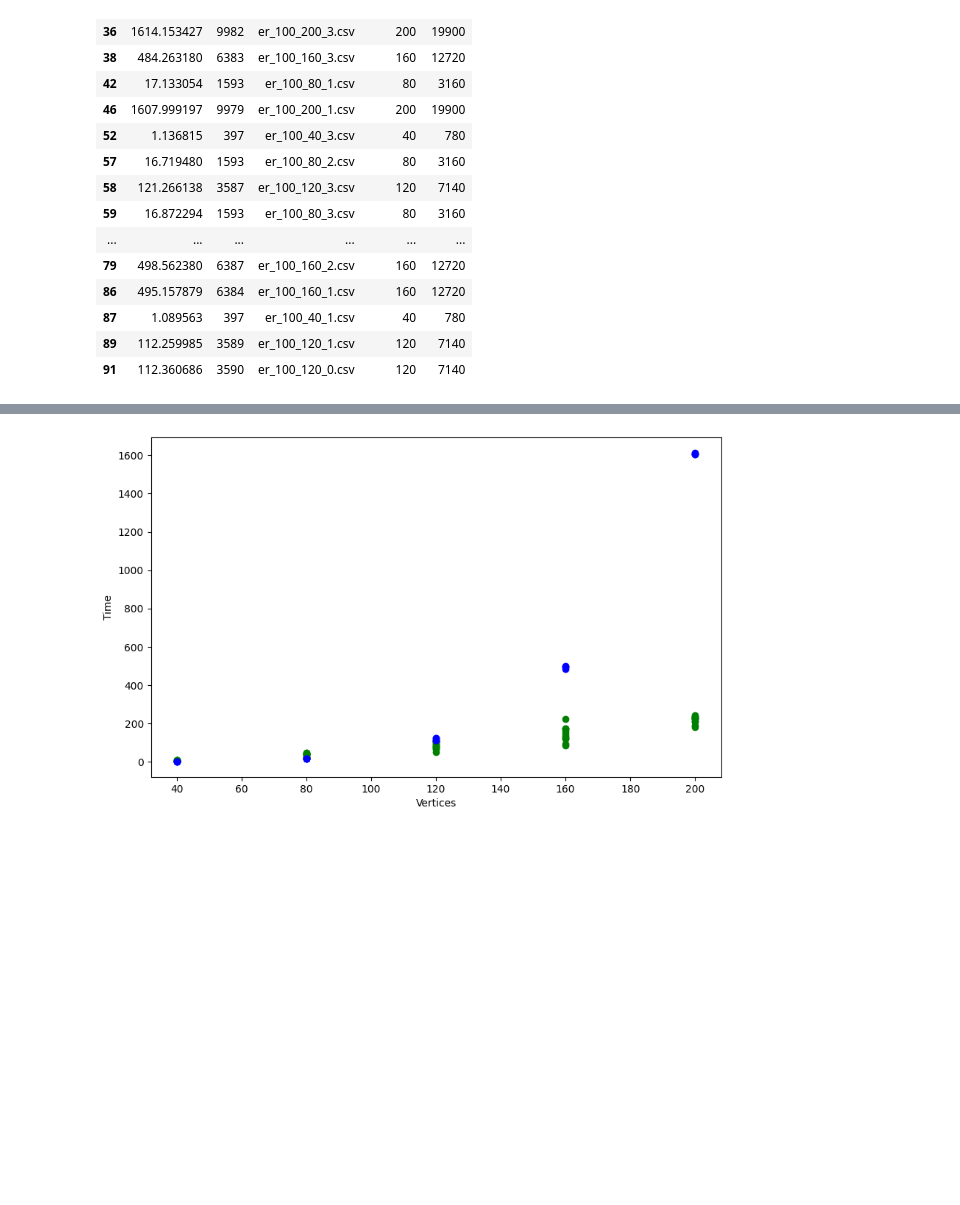
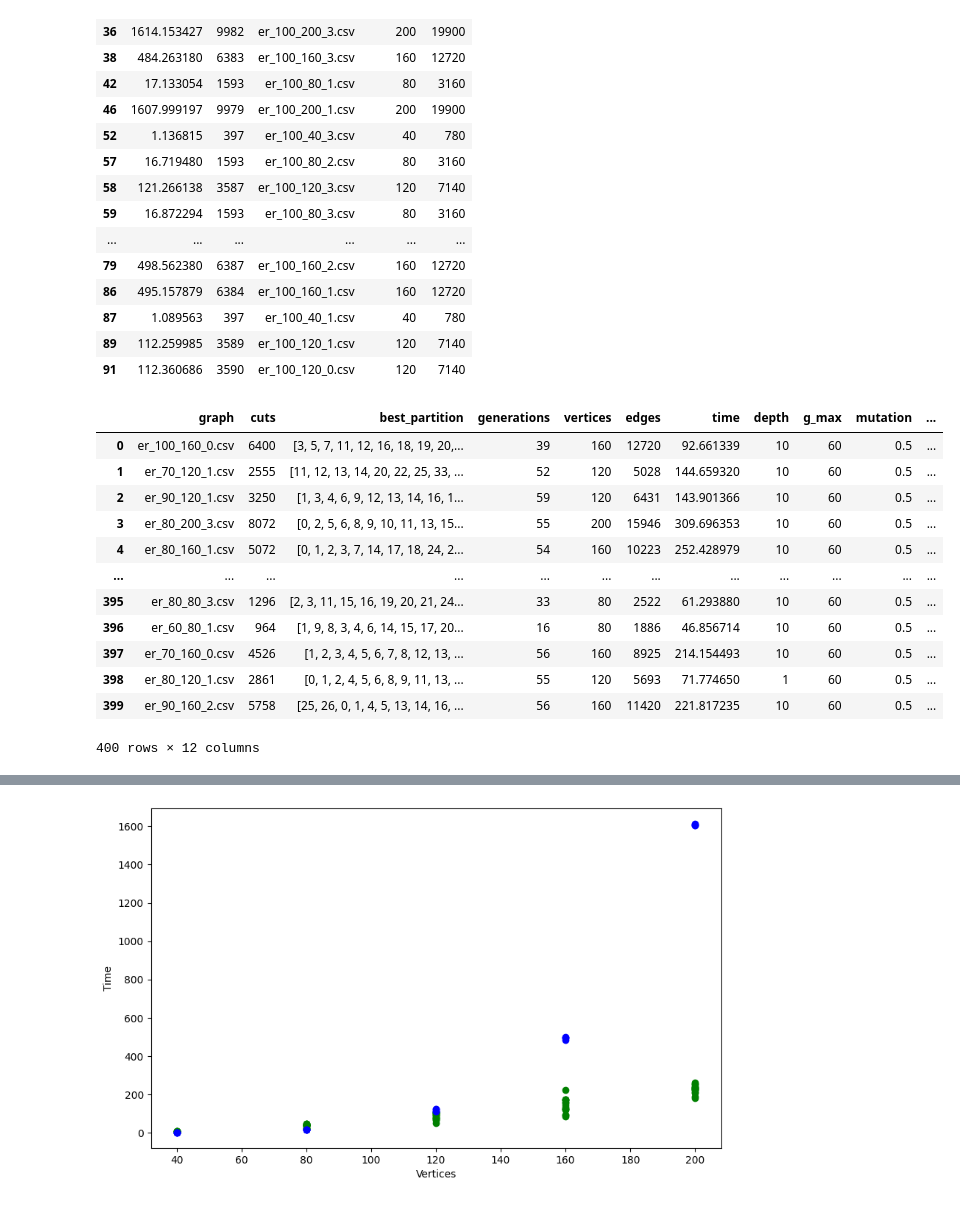
Before and after one commit to pauloaviana/ndde_project, a Jupyter notebook: statistics/data_analysis/gecco_analysis.ipynb, the cells around one changed output, grey strips where cells are left out. Drawn from its saved outputs; the diff is of its cells as text; code cells hidden in the pictures; blank space fills up the shorter version.

```diff
--- a/statistics/data_analysis/gecco_analysis.ipynb
+++ b/statistics/data_analysis/gecco_analysis.ipynb
@@ -202,3 +206,19 @@ sdp_100
 | 87 | 1.089563 | 397 | er_100_40_1.csv | 40 | 780 |
 | 89 | 112.259985 | 3589 | er_100_120_1.csv | 120 | 7140 |
 | 91 | 112.360686 | 3590 | er_100_120_0.csv | 120 | 7140 |
+# %%
+df
+# %% [output]
+|  | graph | cuts | best_partition | generations | vertices | edges | time | depth | g_max | mutation | ... |
+| 0 | er_100_160_0.csv | 6400 | [3, 5, 7, 11, 12, 16, 18, 19, 20,... | 39 | 160 | 12720 | 92.661339 | 10 | 60 | 0.5 | ... |
+| 1 | er_70_120_1.csv | 2555 | [11, 12, 13, 14, 20, 22, 25, 33, ... | 52 | 120 | 5028 | 144.659320 | 10 | 60 | 0.5 | ... |
+| 2 | er_90_120_1.csv | 3250 | [1, 3, 4, 6, 9, 12, 13, 14, 16, 1... | 59 | 120 | 6431 | 143.901366 | 10 | 60 | 0.5 | ... |
+| 3 | er_80_200_3.csv | 8072 | [0, 2, 5, 6, 8, 9, 10, 11, 13, 15... | 55 | 200 | 15946 | 309.696353 | 10 | 60 | 0.5 | ... |
+| 4 | er_80_160_1.csv | 5072 | [0, 1, 2, 3, 7, 14, 17, 18, 24, 2... | 54 | 160 | 10223 | 252.428979 | 10 | 60 | 0.5 | ... |
+| ... | ... | ... | ... | ... | ... | ... | ... | ... | ... | ... | ... |
+| 395 | er_80_80_3.csv | 1296 | [2, 3, 11, 15, 16, 19, 20, 21, 24... | 33 | 80 | 2522 | 61.293880 | 10 | 60 | 0.5 | ... |
+| 396 | er_60_80_1.csv | 964 | [1, 9, 8, 3, 4, 6, 14, 15, 17, 20... | 16 | 80 | 1886 | 46.856714 | 10 | 60 | 0.5 | ... |
+| 397 | er_70_160_0.csv | 4526 | [1, 2, 3, 4, 5, 6, 7, 8, 12, 13, ... | 56 | 160 | 8925 | 214.154493 | 10 | 60 | 0.5 | ... |
+| 398 | er_80_120_1.csv | 2861 | [0, 1, 2, 4, 5, 6, 8, 9, 11, 13, ... | 55 | 120 | 5693 | 71.774650 | 1 | 60 | 0.5 | ... |
+| 399 | er_90_160_2.csv | 5758 | [25, 26, 0, 1, 4, 5, 13, 14, 16, ... | 56 | 160 | 11420 | 221.817235 | 10 | 60 | 0.5 | ... |
+400 rows × 12 columns
```
Also changed, not shown: parts of 19 cells of this notebook.
